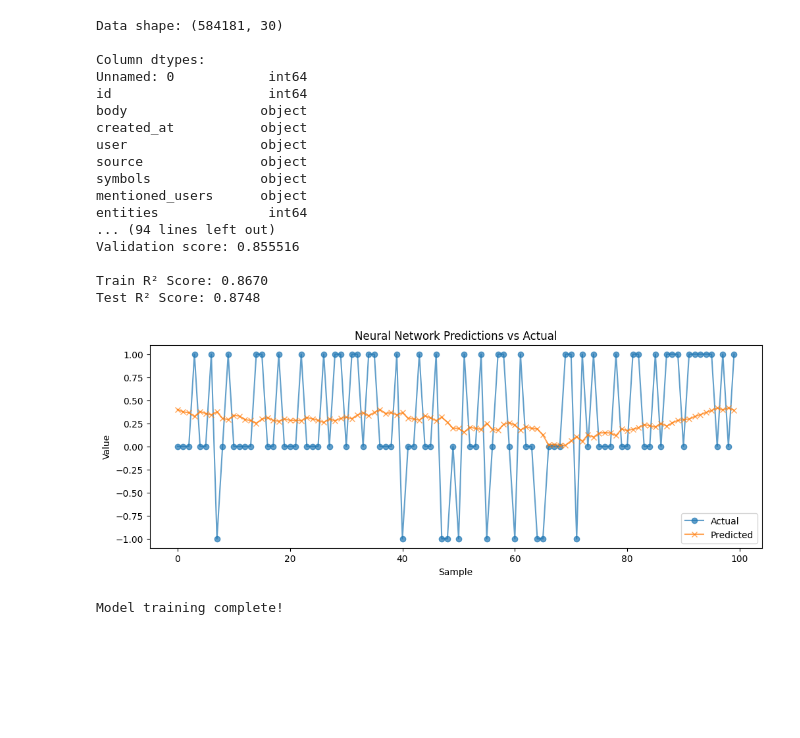
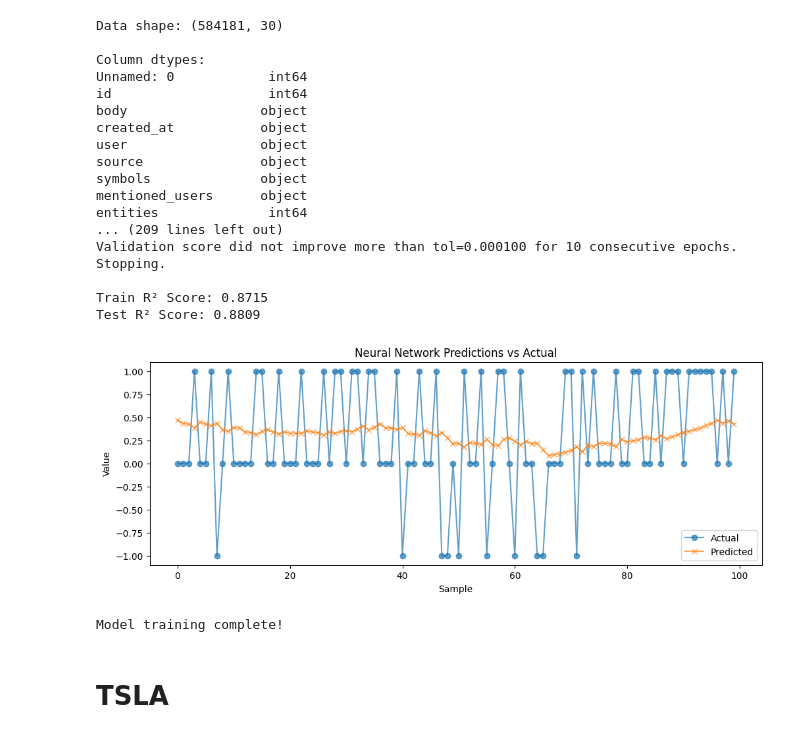
Before and after one commit to jzweber/mankatoml, a Jupyter notebook: phase 4/MLP.ipynb, the cells around one changed output. Saved outputs shown, nothing was run; the diff lists cells and outputs as text; code cells hidden in the pictures; blank space fills up the shorter version.

```diff
--- a/phase 4/MLP.ipynb
+++ b/phase 4/MLP.ipynb
@@ -391,5 +369,4 @@ Model training complete!
 # %%
-from sklearn.metrics import mean_absolute_error, mean_squared_error
 warnings.filterwarnings('ignore')
 # Load your cleaned data
 df = pd.read_csv('NVDA_final.csv')
@@ -450,7 +427,7 @@ print(f"Test set: X_test shape: {X_test.shape}, y_test shape: {y_test.shape}")
 # Build neural network model (more stable than LSTM without TensorFlow)
 model = MLPRegressor(
     hidden_layer_sizes=(128, 64, 32),
-    max_iter=15,
+    max_iter=100,
     learning_rate_init=0.001,
     early_stopping=True,
     validation_fraction=0.1,
@@ -471,45 +448,39 @@ print(f'Test R² Score: {test_score:.4f}')
 # Make predictions
 predictions = model.predict(X_test)
 predictions = scaler.inverse_transform(predictions)
 y_test_actual = scaler.inverse_transform(y_test)
 
-# Calculate additional metrics
-mae = mean_absolute_error(y_test_actual, predictions)
-mse = mean_squared_error(y_test_actual, predictions)
-rmse = np.sqrt(mse)
-print(f'\nMean Absolute Error (MAE): {mae:.4f}')
-print(f'Mean Squared Error (MSE): {mse:.4f}')
-print(f'Root Mean Squared Error (RMSE): {rmse:.4f}')
-
 # Plot results
 plt.figure(figsize=(12, 4))
 plt.plot(y_test_actual[:100, 0], label='Actual', marker='o', alpha=0.7)
 plt.plot(predictions[:100, 0], label='Predicted', marker='x', alpha=0.7)
 plt.legend()
 plt.title('Neural Network Predictions vs Actual')
 plt.xlabel('Sample')
 plt.ylabel('Value')
 plt.show()
 
 print("\nModel training complete!")
 # %% [output]
 Data shape: (584181, 30)
 
 Column dtypes:
 Unnamed: 0            int64
 id                    int64
 body                 object
 created_at           object
 user                 object
 source               object
 symbols              object
 mentioned_users      object
 entities              int64
-... (94 lines left out)
-Validation score: 0.855516
+... (209 lines left out)
+Validation score did not improve more than tol=0.000100 for 10 consecutive epochs. Stopping.
 
-Train R² Score: 0.8670
-Test R² Score: 0.8748
+Train R² Score: 0.8715
+Test R² Score: 0.8809
-[figure, old version]
+[figure, new version]
 Model training complete!
+# %% [markdown]
+# TSLA
 # %%
```
Also changed, not shown: parts of 10 cells of this notebook, 28 other files.
